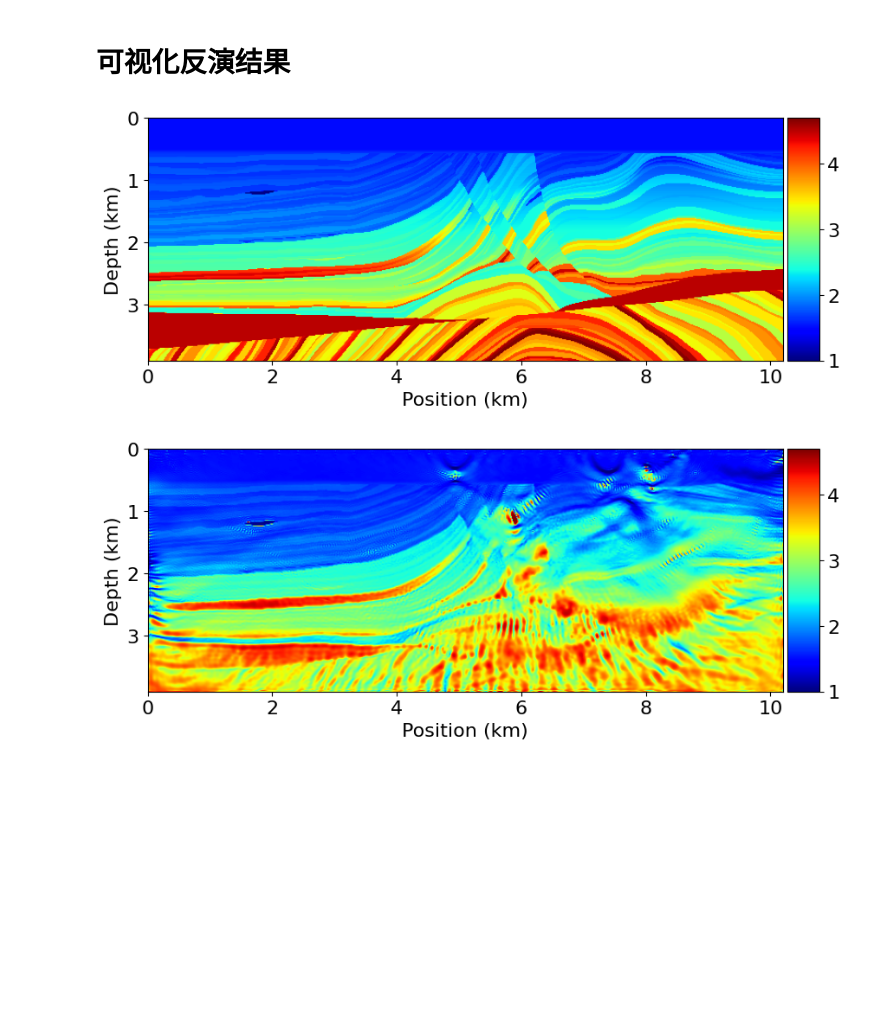
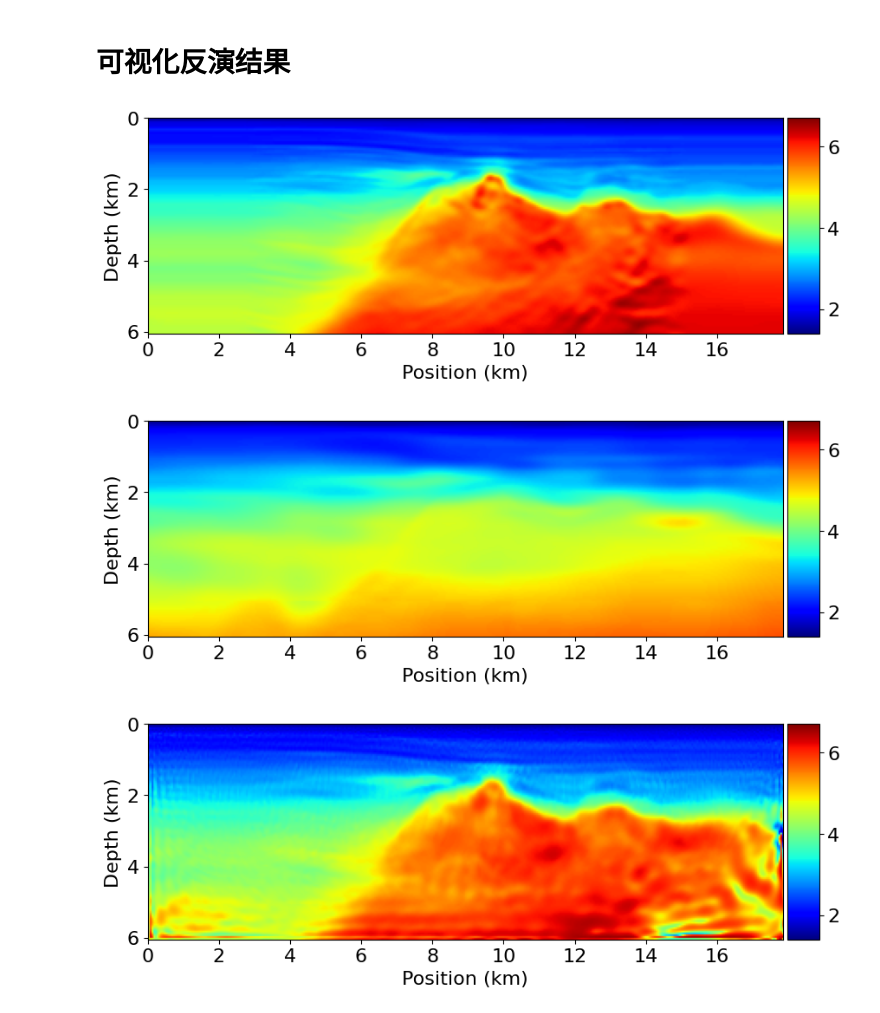
Before and after one commit to yibiaoliu/nn_loss, a Jupyter notebook: vis.ipynb, the cells around one changed output. Saved outputs shown, nothing was run; the diff lists cells and outputs as text; code cells hidden in the pictures; blank space fills up the shorter version.

```diff
--- a/vis.ipynb
+++ b/vis.ipynb
@@ -21,15 +12,13 @@ device = torch.device('cuda' if torch.cuda.is_available() else 'cpu')
 # %% [markdown]
 # 设置config路径
 # %%
-test_index = 0
-
-config_path = "./config/template.yaml"
+config_path = "./config/template_he.yaml"
 cfg = OmegaConf.load(config_path)
-cfg.generate_par.type = 'UNet'
-net_name = lower(cfg.generate_par.type)
-cfg.generate_par.train_log_path = f"/data/yibiao/nn_loss/experiments/marmousi/log/train_{net_name}_{test_index}.hdf5"
-cfg.generate_par.inversion_log_path = f"/data/yibiao/nn_loss/experiments/marmousi/log/inversion_{net_name}_{test_index}.hdf5"
-cfg.generate_par.checkpoint_path = f"/data/yibiao/nn_loss/experiments/marmousi/log/model_{net_name}_{test_index}.pt"
+# %%
+i = 4
+cfg.generate_par.train_log_path = f"/data/yibiao/nn_loss/experiments/he/log/train_unet_{i}.hdf5"                                                                 #训练阶段的过程hdf5文件
+cfg.generate_par.inversion_log_path =  f"/data/yibiao/nn_loss/experiments/he/log/inversion_unet_{i}.hdf5"                                                        #反演阶段的过程hdf5文件
+cfg.generate_par.checkpoint_path = f"/data/yibiao/nn_loss/experiments/he/log/model_unet_{i}.pt"
 # %% [markdown]
 # 可视化训练阶段损失
 # %%
@@ -38,13 +27,7 @@ if cfg.generate_par.type == "FWI":
 elif cfg.generate_par.type in ["UNet","CAE",]:
     train_log_path = cfg.generate_par.train_log_path
     with h5py.File(train_log_path,"r") as f:
-                data = f["train_total_loss"][200:]
-                plt.plot(data, label="train_total_loss")
-                plt.legend()
-else:
-    train_log_path = cfg.generate_par.train_log_path
-    with h5py.File(train_log_path,"r") as f:
-        data = f["train_mse_loss"][50:]
-        plt.plot(data, label="train_mse_loss")
+        data = f["train_total_loss"][50:]
+        plt.plot(data, label="train_total_loss")
         plt.legend()
 # %% [output]
@@ -86,13 +93,18 @@ with h5py.File(inversion_log_path,"r") as f:
 # %%
 aspect = 1
 figsize = (10,10)
 
+cfg.generate_par.inversion_log_path =  f"/data/yibiao/nn_loss/experiments/he/log/inversion_unet_{i}.hdf5"
+
 vp_true = np.load(cfg.forward_par.vp_true_path)
+vp_init = np.load(cfg.forward_par.vp_init_path)
 with h5py.File(cfg.generate_par.inversion_log_path,"r") as f:
     vp_inv = f["vp_inv"][-1]
 
 plot_model(vp_true.T, cfg.forward_par.grid_spacing, cfg.forward_par.min_vel/1000, cfg.forward_par.max_vel/1000, title='',aspect = aspect,figsize=figsize)
+plot_model(vp_init.T, cfg.forward_par.grid_spacing, cfg.forward_par.min_vel/1000, cfg.forward_par.max_vel/1000, title='',aspect = aspect,figsize=figsize)
 plot_model(vp_inv.T, cfg.forward_par.grid_spacing, cfg.forward_par.min_vel/1000, cfg.forward_par.max_vel/1000, title='',aspect = aspect,figsize=figsize)
 # %% [output]
-[figure, old version]
+[figure, new version]
-[figure, old version]
+[figure, new version]
+[figure, added]
```
Also changed, not shown: parts of 6 cells of this notebook, 10 other files.
